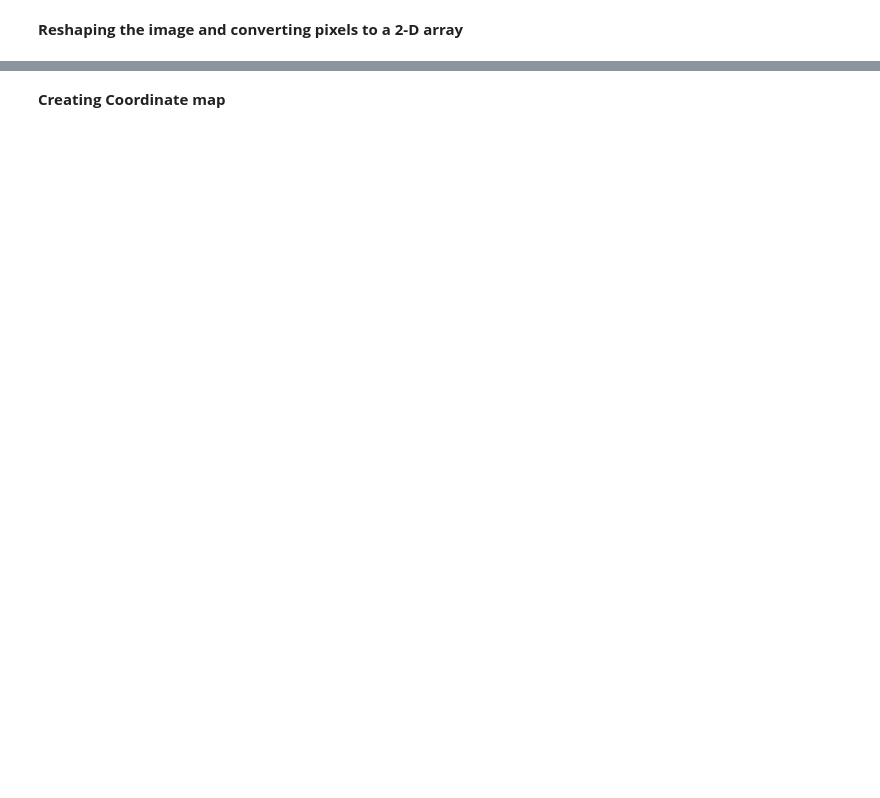
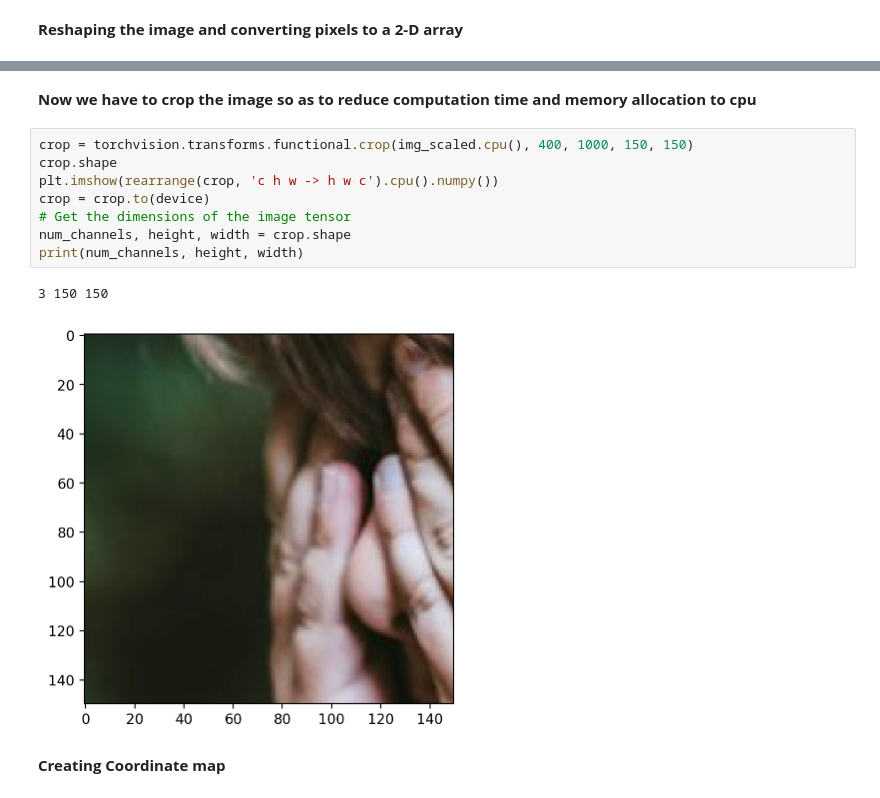
Before and after one commit to Ekanshsomani/es335-24-fall-assignment-2, a Jupyter notebook: Task2.ipynb, the cells around one changed output, grey strips where cells are left out. Drawn from its saved outputs; the diff is of its cells as text; blank space fills up the shorter version.

```diff
--- a/Task2.ipynb
+++ b/Task2.ipynb
@@ -79,4 +79,17 @@ tensor([[[0.1294, 0.1333, 0.1333,  ..., 0.1333, 0.1333, 0.1333],
        dtype=torch.float64)
+# %% [markdown]
+**Now we have to crop the image so as to reduce computation time and memory allocation to cpu**
+# %%
+crop = torchvision.transforms.functional.crop(img_scaled.cpu(), 400, 1000, 150, 150)
+crop.shape
+plt.imshow(rearrange(crop, 'c h w -> h w c').cpu().numpy())
+crop = crop.to(device)
+# Get the dimensions of the image tensor
+num_channels, height, width = crop.shape
+print(num_channels, height, width)
+# %% [output]
+3 150 150
+[figure, added]
 # %% [markdown]
 **Creating Coordinate map**
 # %%
```
Also changed, not shown: parts of 10 cells of this notebook, 2 other files.
